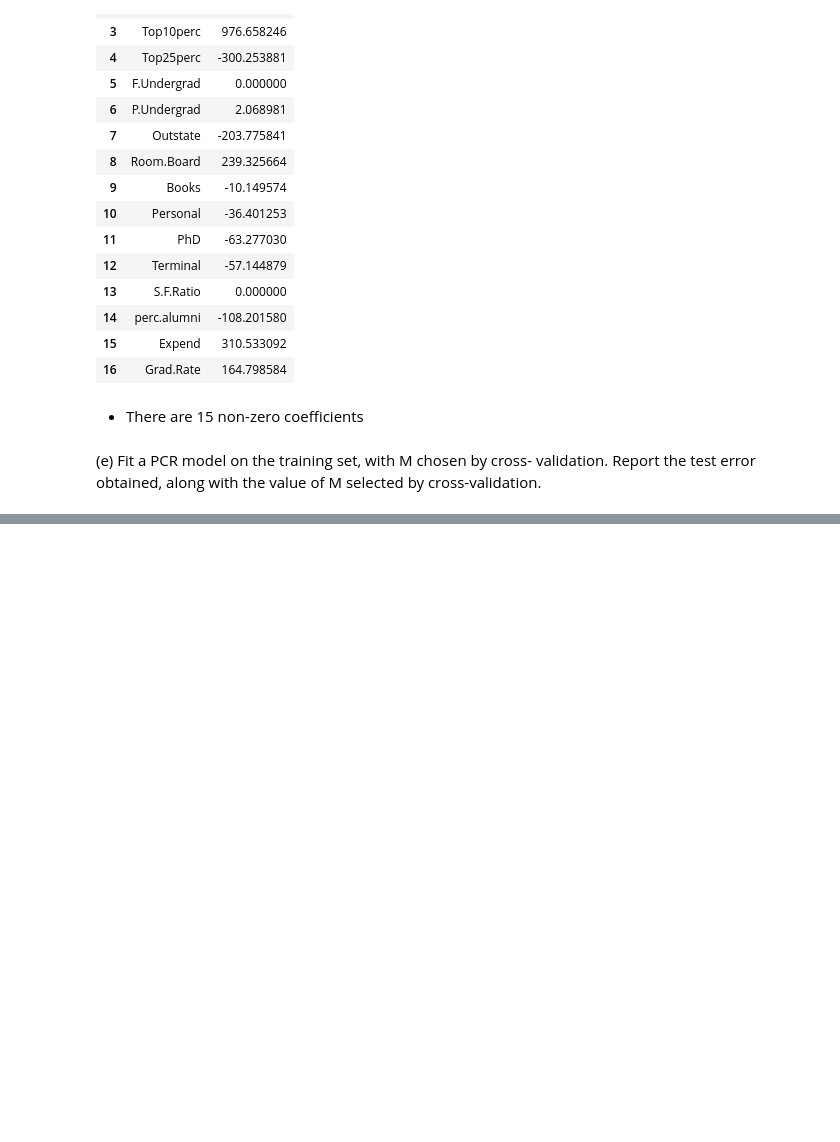
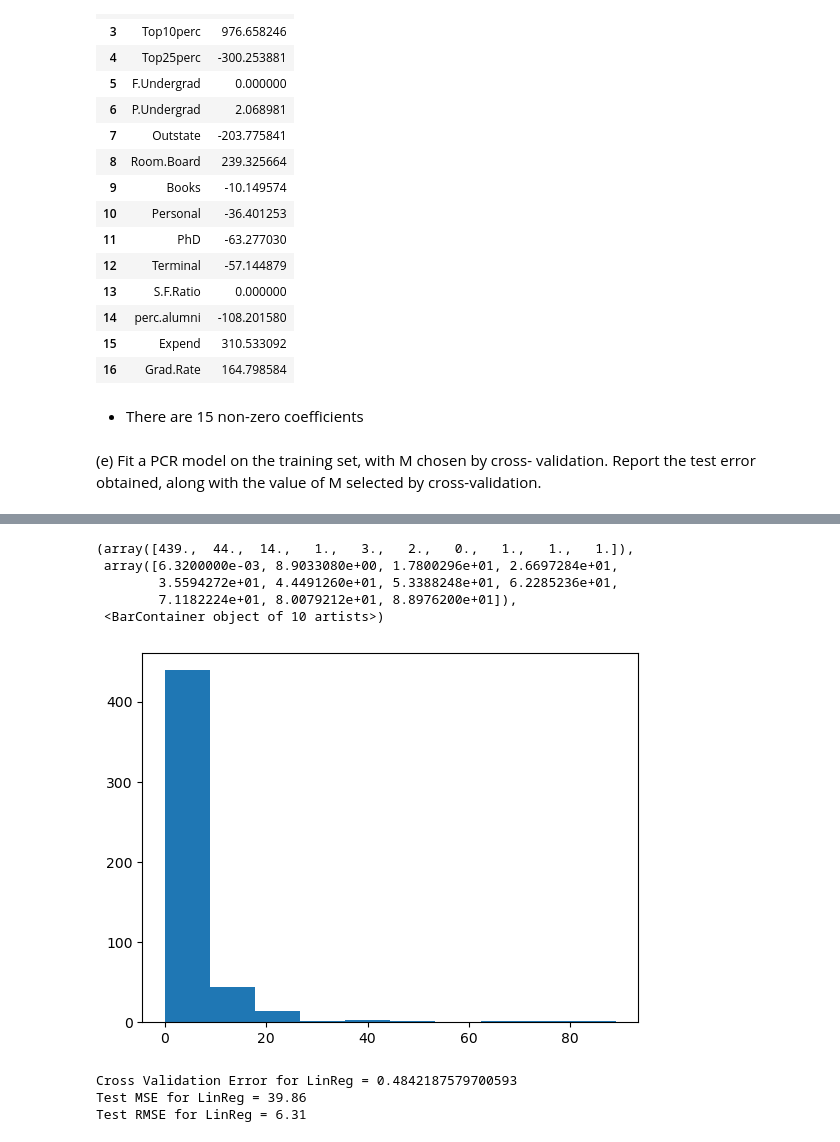
Before and after one commit to reggiebain/islp-solutions, a Jupyter notebook: Ch6-Applied.ipynb, the cells around one changed output, grey strips where cells are left out. Cells and saved outputs as stored; diff of their text form; code cells hidden in the pictures; blank space fills up the shorter version.

```diff
--- a/Ch6-Applied.ipynb
+++ b/Ch6-Applied.ipynb
@@ -569,0 +820,4 @@ coef_df
+# %%
+# Note that crim is the target
+boston = pd.read_csv('./data/Boston.csv', index_col=0)
+boston.head()
@@ -569,0 +831,28 @@ coef_df
+# %%
+plt.hist(boston['crim'])
+# %% [output]
+(array([439.,  44.,  14.,   1.,   3.,   2.,   0.,   1.,   1.,   1.]),
+ array([6.3200000e-03, 8.9033080e+00, 1.7800296e+01, 2.6697284e+01,
+        3.5594272e+01, 4.4491260e+01, 5.3388248e+01, 6.2285236e+01,
+        7.1182224e+01, 8.0079212e+01, 8.8976200e+01]),
+ <BarContainer object of 10 artists>)
+[figure, added]
+# %%
+X = boston.drop(columns=['crim'])
+y = boston['crim']
+
+X_train, X_test, y_train, y_test = train_test_split(X, y, test_size=0.2)
+
+model = LinearRegression()
+model.fit(X_train,y_train)
+cv = cross_val_score(model, X_train, y_train, cv=5)
+print(f"Cross Validation Error for LinReg = {np.mean(cv)}")
+
+# Run linreg on the test set
+linreg_mse = mean_squared_error(y_test, model.predict(X_test))
+print(f"Test MSE for LinReg = {linreg_mse:.2f}")
+print(f"Test RMSE for LinReg = {np.sqrt(linreg_mse):.2f}")
+# %% [output]
+Cross Validation Error for LinReg = 0.4842187579700593
+Test MSE for LinReg = 39.86
+Test RMSE for LinReg = 6.31
```
Also changed, not shown: parts of 35 cells of this notebook.
